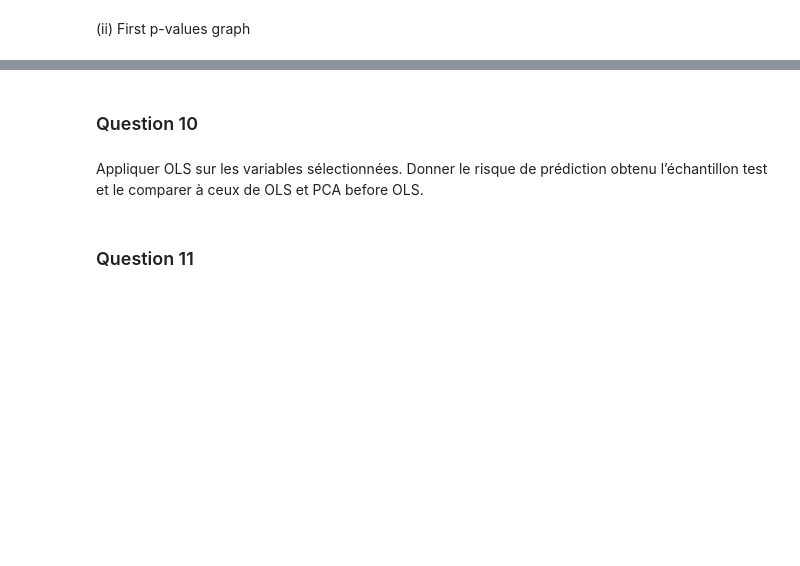
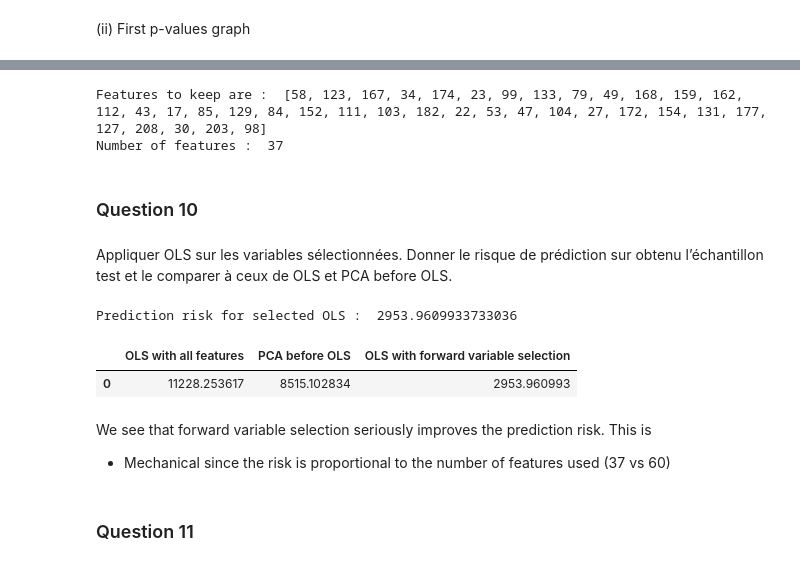
Before and after one commit to margauxRodrigues/Stats_TP3, a Jupyter notebook: TP3_margaux_rodrigues.ipynb, the cells around one changed output, grey strips where cells are left out. Saved outputs shown, nothing was run; the diff lists cells and outputs as text; code cells hidden in the pictures; blank space fills up the shorter version.

```diff
--- a/TP3_margaux_rodrigues.ipynb
+++ b/TP3_margaux_rodrigues.ipynb
@@ -254,7 +290,7 @@ def variable_selection(X, y):
         if pval < l_pval:
             l_pval = pval
             index = X.iloc[:,i].name
-    return l_pval, index
+    return l_pval, index, lin_mod.resid
 # %%
 def variable_selection_detailed(X,y):
     """
@@ -284,9 +320,9 @@ dicotest = dict()
 pval_keep = []
 resid_temp = y_train
 for j in range(X_train.shape[1]):
-    l_pval, index = variable_selection(X_feat, resid_temp)
+    l_pval, index, residuals = variable_selection(X_feat, resid_temp)
     dicotest[index] = l_pval
     index_keep.append(index)
     pval_keep.append(l_pval)
     X_feat = X_feat.drop(columns = index)
-    resid_temp = lin_mod.resid
+    resid_temp = residuals
@@ -365,8 +408,49 @@ ValueError: x and y must have same first dimension, but have shapes (49,) and (1
+# %%
+# Liste des variables sélectionnées
+features_to_keep = []
+for i in range(len(pval_keep)):
+    if pval_keep[i] < 0.1:
+        features_to_keep.append(index_keep[i])
+print('Features to keep are : ',features_to_keep, '\nNumber of features : ', len(features_to_keep))
+# %% [output]
+Features to keep are :  [58, 123, 167, 34, 174, 23, 99, 133, 79, 49, 168, 159, 162, 112, 43, 17, 85, 129, 84, 152, 111, 103, 182, 22, 53, 47, 104, 27, 172, 154, 131, 177, 127, 208, 30, 203, 98]
+Number of features :  37
 # %% [markdown]
 ### Question 10
 # %% [markdown]
-Appliquer OLS sur les variables sélectionnées. Donner le risque de prédiction obtenu l’échantillon
+Appliquer OLS sur les variables sélectionnées. Donner le risque de prédiction sur obtenu l’échantillon
 test et le comparer à ceux de OLS et PCA before OLS.
+# %%
+# Generate new dataframe only with selected features
+forward_var_selected_train = pd.DataFrame(data = X_train[features_to_keep])
+forward_var_selected_test = pd.DataFrame(data = X_test[features_to_keep])
+# Apply OLS on train set
+ols_selected = sm.OLS(y_train, sm.add_constant(forward_var_selected_train), hasconst = True).fit()
+# Make predictions on test set
+predictions_OLS_selected = ols_selected.predict(sm.add_constant(forward_var_selected_test))
+residuals_selected_test = y_test[210] - predictions_OLS_selected
+# Compute prediction risk
+SSR_selected_OLS = (residuals_selected_test ** 2).sum()
+rank_selected_OLS = np.linalg.matrix_rank(forward_var_selected_test) + 1
+residual_variance_selected_OLS = SSR_selected_OLS / (n_test - rank_selected_OLS)
+prediction_risk_OLS_selected_test = residual_variance_selected_OLS * rank_selected_OLS / n_test
+print('Prediction risk for selected OLS : ', prediction_risk_OLS_selected_test)
+# %% [output]
+Prediction risk for selected OLS :  2953.9609933733036
+# %%
+# Summary of results as of prediction risk
+data_rpred = {'OLS with all features': [prediction_risk_OLS],
+                    'PCA before OLS': [prediction_risk_PCA_OLS],
+                    'OLS with forward variable selection':[prediction_risk_OLS_selected_test]
+                                    }
+results_rpred = pd.DataFrame(data = data_rpred)
+results_rpred
+# %% [output]
+|  | OLS with all features | PCA before OLS | OLS with forward variable selection |
+| 0 | 11228.253617 | 8515.102834 | 2953.960993 |
+# %% [markdown]
+We see that forward variable selection seriously improves the prediction risk. This is
+- Mechanical since the risk is proportional to the number of features used (37 vs 60)
 # %% [markdown]
 ### Question 11
 # %% [markdown]
```
Also changed, not shown: parts of 30 cells of this notebook.
